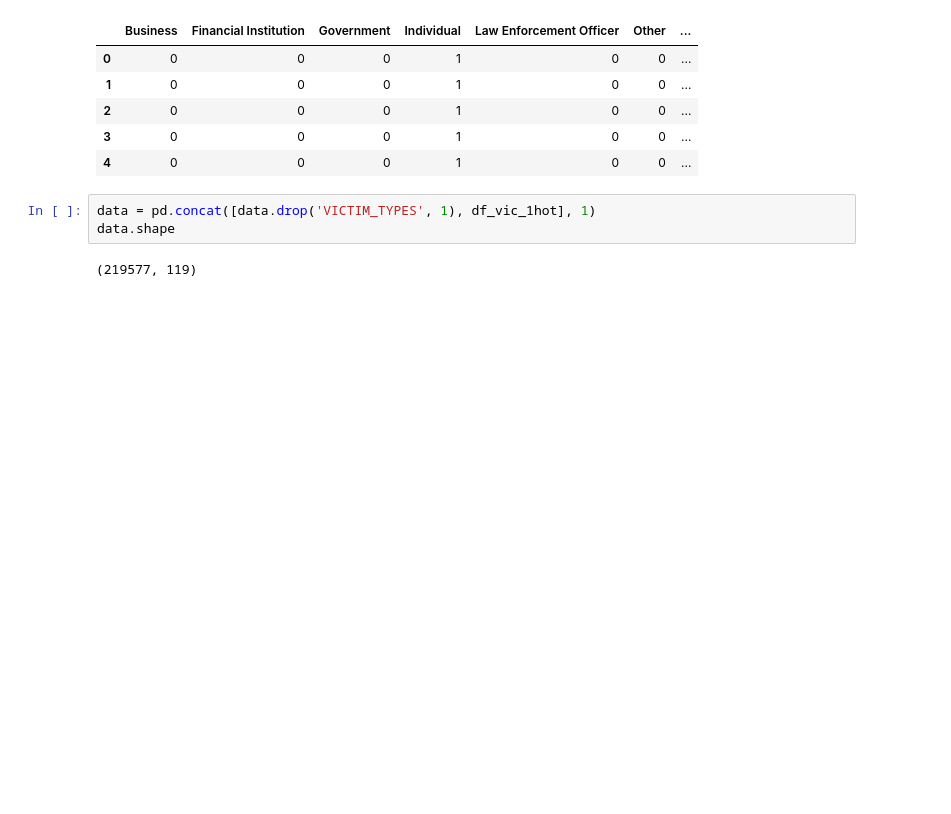
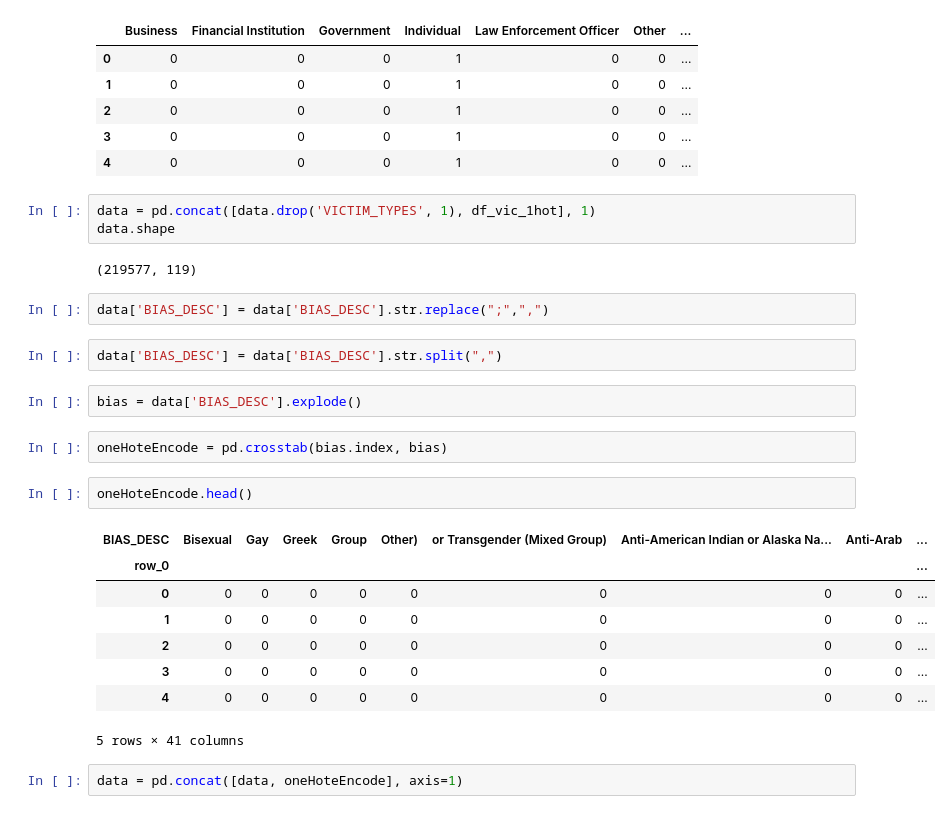
Before and after one commit to alphonso-a/big-data-project, a Jupyter notebook: Mita.ipynb, the cells around one changed output. Drawn from its saved outputs; the diff is of its cells as text; blank space fills up the shorter version.

Commit message:
One-Hot-Encode BIAS_DESC

```diff
--- a/Mita.ipynb
+++ b/Mita.ipynb
@@ -256,3 +256,24 @@ data = pd.concat([data.drop('VICTIM_TYPES', 1), df_vic_1hot], 1)
 data.shape
 # %% [output]
 (219577, 119)
+# %%
+data['BIAS_DESC'] = data['BIAS_DESC'].str.replace(";",",")
+# %%
+data['BIAS_DESC'] = data['BIAS_DESC'].str.split(",")
+# %%
+bias = data['BIAS_DESC'].explode()
+# %%
+oneHoteEncode = pd.crosstab(bias.index, bias)
+# %%
+oneHoteEncode.head()
+# %% [output]
+| BIAS_DESC | Bisexual | Gay | Greek | Group | Other) | or Transgender (Mixed Group) | Anti-American Indian or Alaska Na... | Anti-Arab | ... |
+| row_0 |  |  |  |  |  |  |  |  | ... |
+| 0 | 0 | 0 | 0 | 0 | 0 | 0 | 0 | 0 | ... |
+| 1 | 0 | 0 | 0 | 0 | 0 | 0 | 0 | 0 | ... |
+| 2 | 0 | 0 | 0 | 0 | 0 | 0 | 0 | 0 | ... |
+| 3 | 0 | 0 | 0 | 0 | 0 | 0 | 0 | 0 | ... |
+| 4 | 0 | 0 | 0 | 0 | 0 | 0 | 0 | 0 | ... |
+5 rows × 41 columns
+# %%
+data = pd.concat([data, oneHoteEncode], axis=1)
```
Also changed, not shown: parts of 1 cell of this notebook.
